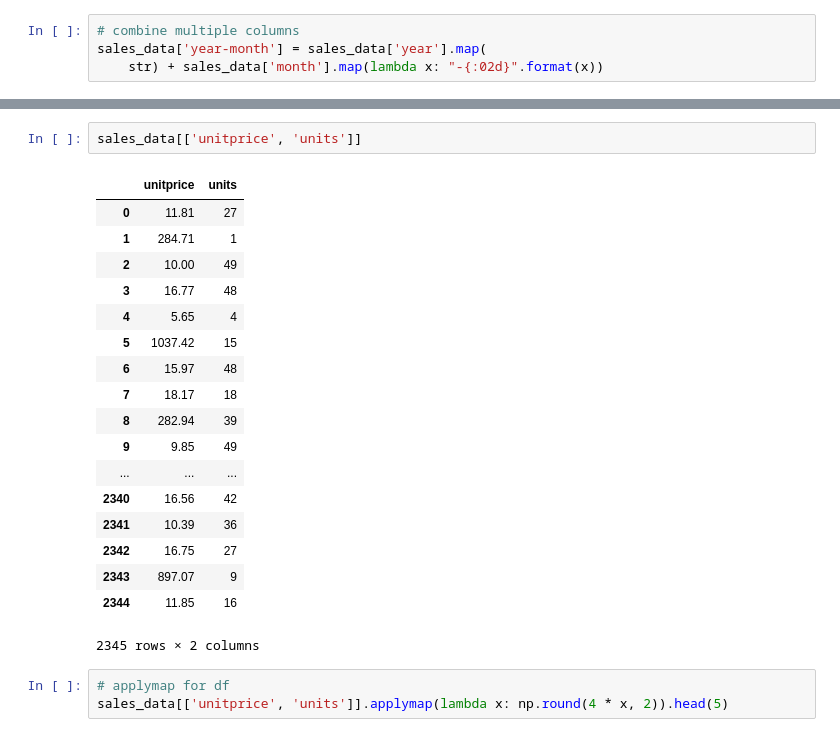
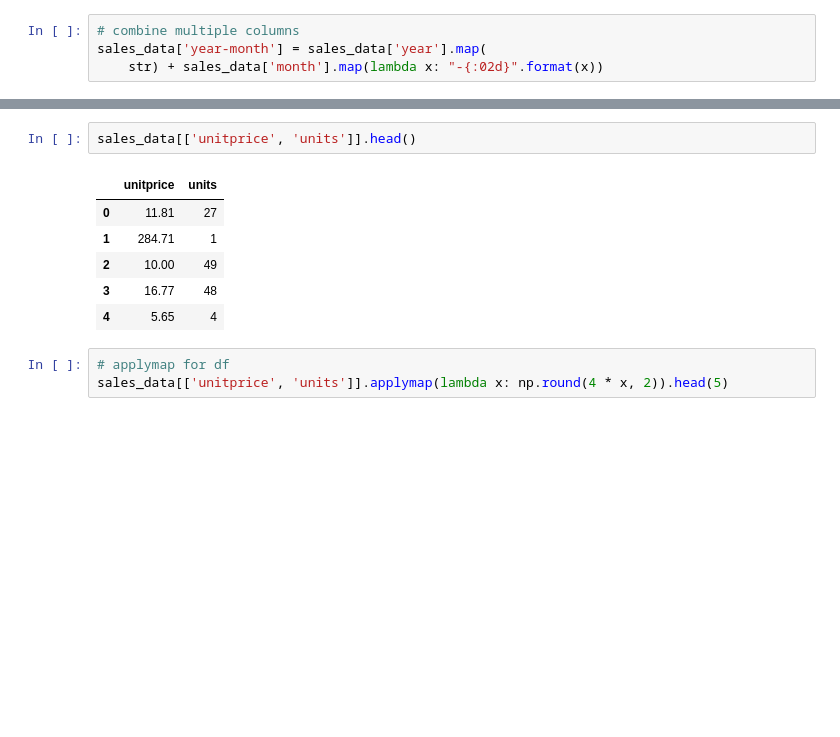
Before and after one commit to leriomaggio/python-data-science, a Jupyter notebook: pandas/3 Operations.ipynb, the cells around one changed output, grey strips where cells are left out. Cells and saved outputs as stored; diff of their text form; blank space fills up the shorter version.

```diff
--- a/pandas/3 Operations.ipynb
+++ b/pandas/3 Operations.ipynb
@@ -344,26 +389,14 @@ sales_data.head(5)
 | 3 | 1971-04-12 | Data Design Galaxy Co | Arlene | 2016-10-02 08:21:20.544643 | Thriller record | 16.77 | 48 | 804.96 | 2016 | 10 | ... |
 | 4 | 1984-12-14 | Frontier Inc | Nikita | 2016-10-16 08:21:20.544666 | Harry Potter book | 5.65 | 4 | 22.60 | 2016 | 10 | ... |
 # %%
-sales_data[['unitprice', 'units']]
+sales_data[['unitprice', 'units']].head()
 # %% [output]
 |  | unitprice | units |
 | 0 | 11.81 | 27 |
 | 1 | 284.71 | 1 |
 | 2 | 10.00 | 49 |
 | 3 | 16.77 | 48 |
 | 4 | 5.65 | 4 |
-| 5 | 1037.42 | 15 |
-| 6 | 15.97 | 48 |
-| 7 | 18.17 | 18 |
-| 8 | 282.94 | 39 |
-| 9 | 9.85 | 49 |
-| ... | ... | ... |
-| 2340 | 16.56 | 42 |
-| 2341 | 10.39 | 36 |
-| 2342 | 16.75 | 27 |
-| 2343 | 897.07 | 9 |
-| 2344 | 11.85 | 16 |
-2345 rows × 2 columns
 # %%
 # applymap for df
 sales_data[['unitprice', 'units']].applymap(lambda x: np.round(4 * x, 2)).head(5)
```
Also changed, not shown: parts of 10 cells of this notebook.
